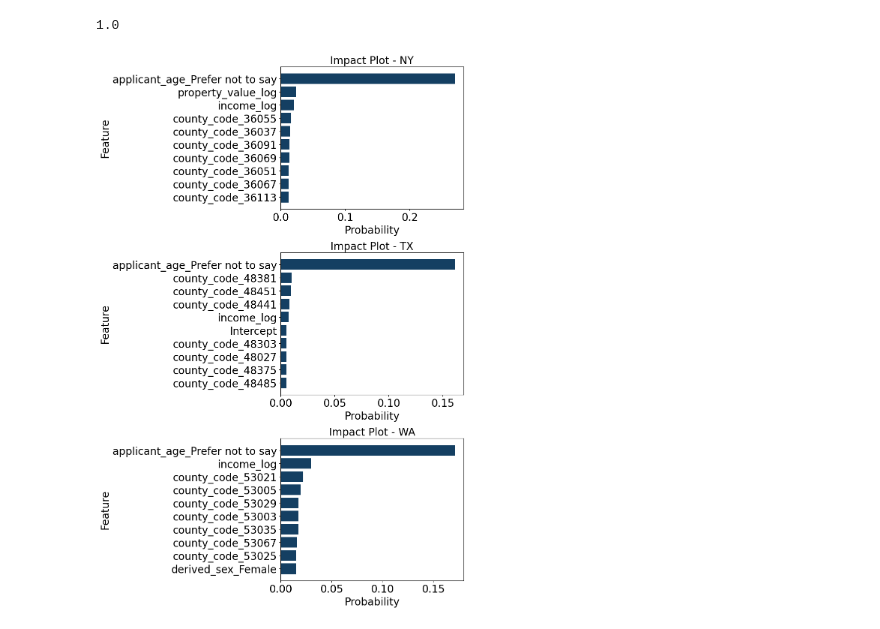
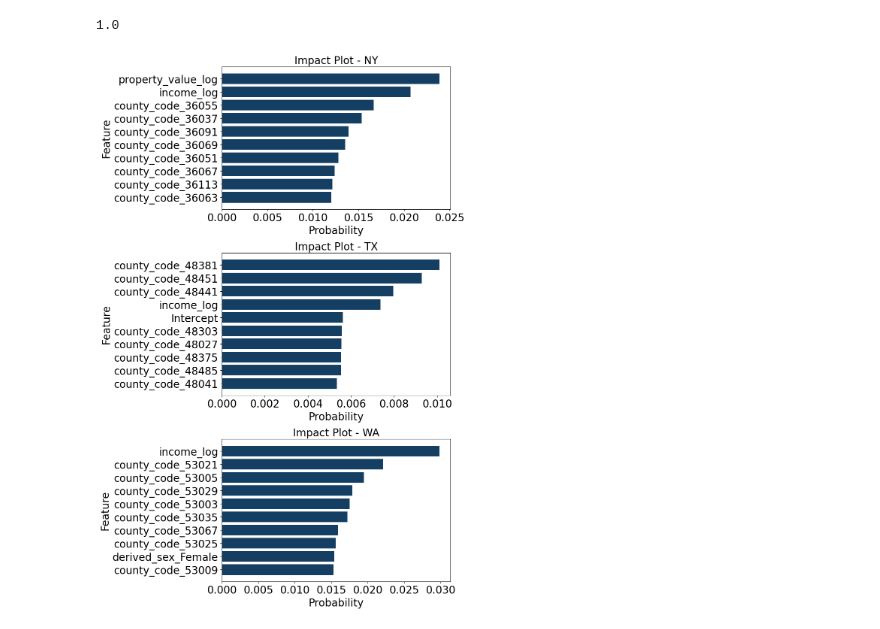
Before and after one commit to CoralLemons/Mortgage-Analysis-Project, a Jupyter notebook: Code/08_HMDA_ModelingCont.ipynb, the cells around one changed output. Saved outputs shown, nothing was run; the diff lists cells and outputs as text; code cells hidden in the pictures.

Commit message:
update remove prefer not to say

```diff
--- a/Code/08_HMDA_ModelingCont.ipynb
+++ b/Code/08_HMDA_ModelingCont.ipynb
@@ -26,6 +26,7 @@ df['probability'] = df.groupby('state')['Coefficient'].transform(lambda x: np.ex
 
 # Print DataFrame with added probability column
 print(df)
+filtered_df = df[~df['Feature'].str.endswith('Prefer not to say')]
 # %% [output]
                                 Feature  Coefficient state  probability
 0                             Intercept    -1.031886    NY     0.003143
@@ -49,32 +50,32 @@ sum(df.loc[df['state'] =='NY', 'probability'])
 import matplotlib.pyplot as plt
 
 # Sort the DataFrame by 'state' and 'probability' in descending order
-sorted_df = df.sort_values(by=['state', 'probability'], ascending=False)
+sorted_df = filtered_df.sort_values(by=['state', 'probability'], ascending=False)
 
 # Create subplots for each state
 fig, axes = plt.subplots(nrows=len(sorted_df['state'].unique()), figsize=(10, 15))
 
 # Iterate over each state and create impact plots
 for i, (state, data) in enumerate(sorted_df.groupby('state')):
     ax = axes[i] if len(sorted_df['state'].unique()) > 1 else axes
 
     # Get top 10 features for the current state
     top_10_data = data.head(10)
 
     # Plot horizontal bar chart for top 10 features
     ax.barh(top_10_data['Feature'], top_10_data['probability'], color='#143F62')
 
     # Set title and labels with font size 20
     ax.set_title(f'Impact Plot - {state}', fontsize=20)
     ax.set_xlabel('Probability', fontsize=20)
     ax.set_ylabel('Feature', fontsize=20)
     ax.invert_yaxis()  # Invert y-axis to display the feature with the highest coefficient at the top
 
     # Set tick label size
     ax.tick_params(axis='both', which='major', labelsize=20)
 
 # Adjust layout
 plt.tight_layout()
 plt.show()
 # %% [output]
-[figure, old version]
+[figure, new version]
```
